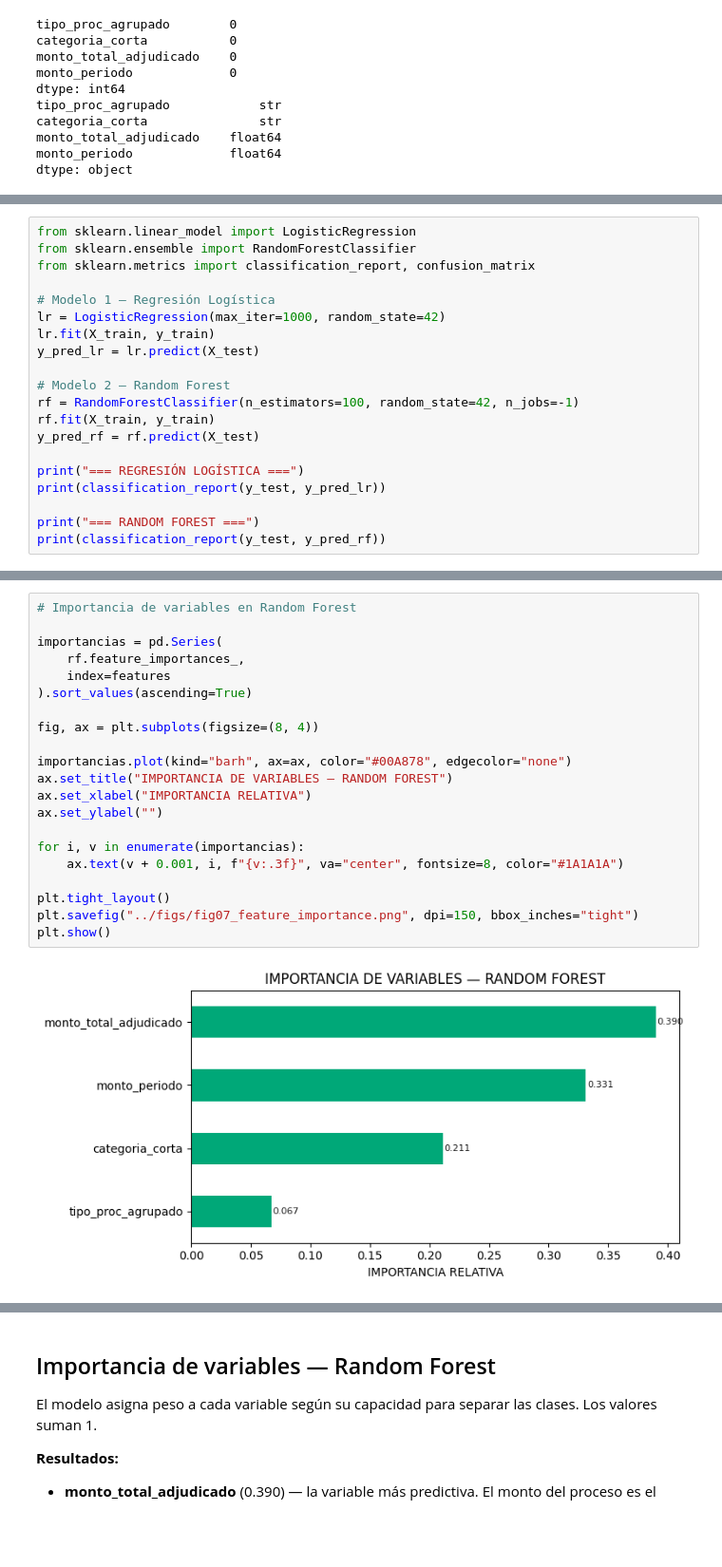
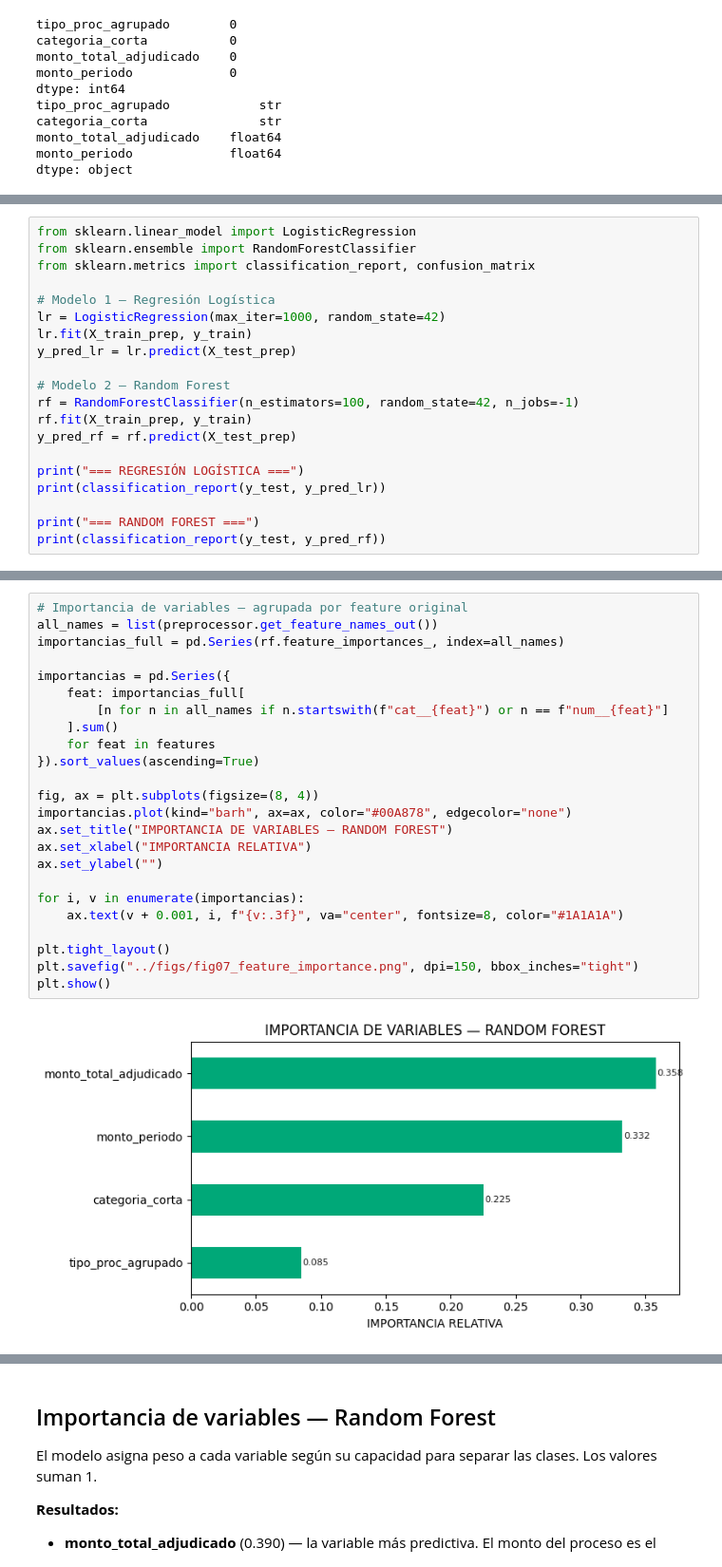
Before and after one commit to sebasgaleano/icd-dncp, a Jupyter notebook: notebooks/03-clasificacion.ipynb, the cells around one changed output, grey strips where cells are left out. Shown at 95% size. Cells and saved outputs as stored; diff of their text form; blank space fills up the shorter version.

```diff
--- a/notebooks/03-clasificacion.ipynb
+++ b/notebooks/03-clasificacion.ipynb
@@ -72,13 +81,13 @@ from sklearn.metrics import classification_report, confusion_matrix
 
 # Modelo 1 — Regresión Logística
 lr = LogisticRegression(max_iter=1000, random_state=42)
-lr.fit(X_train, y_train)
-y_pred_lr = lr.predict(X_test)
+lr.fit(X_train_prep, y_train)
+y_pred_lr = lr.predict(X_test_prep)
 
 # Modelo 2 — Random Forest
 rf = RandomForestClassifier(n_estimators=100, random_state=42, n_jobs=-1)
-rf.fit(X_train, y_train)
-y_pred_rf = rf.predict(X_test)
+rf.fit(X_train_prep, y_train)
+y_pred_rf = rf.predict(X_test_prep)
 
 print("=== REGRESIÓN LOGÍSTICA ===")
 print(classification_report(y_test, y_pred_lr))
@@ -152,26 +161,29 @@ la competencia real, no a sobreestimarla.
 # %%
-# Importancia de variables en Random Forest
+# Importancia de variables — agrupada por feature original
+all_names = list(preprocessor.get_feature_names_out())
+importancias_full = pd.Series(rf.feature_importances_, index=all_names)
 
-importancias = pd.Series(
-    rf.feature_importances_,
-    index=features
-).sort_values(ascending=True)
+importancias = pd.Series({
+    feat: importancias_full[
+        [n for n in all_names if n.startswith(f"cat__{feat}") or n == f"num__{feat}"]
+    ].sum()
+    for feat in features
+}).sort_values(ascending=True)
 
 fig, ax = plt.subplots(figsize=(8, 4))
-
 importancias.plot(kind="barh", ax=ax, color="#00A878", edgecolor="none")
 ax.set_title("IMPORTANCIA DE VARIABLES — RANDOM FOREST")
 ax.set_xlabel("IMPORTANCIA RELATIVA")
 ax.set_ylabel("")
 
 for i, v in enumerate(importancias):
     ax.text(v + 0.001, i, f"{v:.3f}", va="center", fontsize=8, color="#1A1A1A")
 
 plt.tight_layout()
 plt.savefig("../figs/fig07_feature_importance.png", dpi=150, bbox_inches="tight")
 plt.show()
 # %% [output]
-[figure, old version]
+[figure, new version]
 # %%
 print(importancias.sort_values(ascending=False, ).to_markdown(floatfmt=".3f"))
 # %% [output]
```
Also changed, not shown: parts of 7 cells of this notebook, 3 other files.
